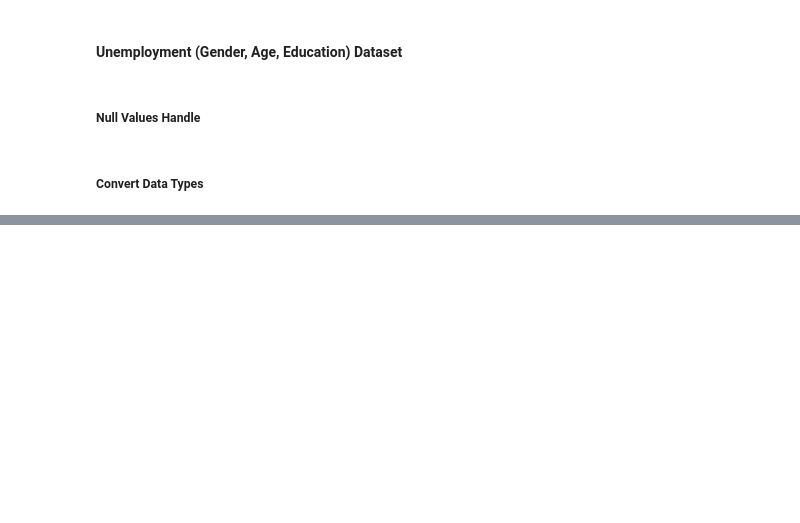
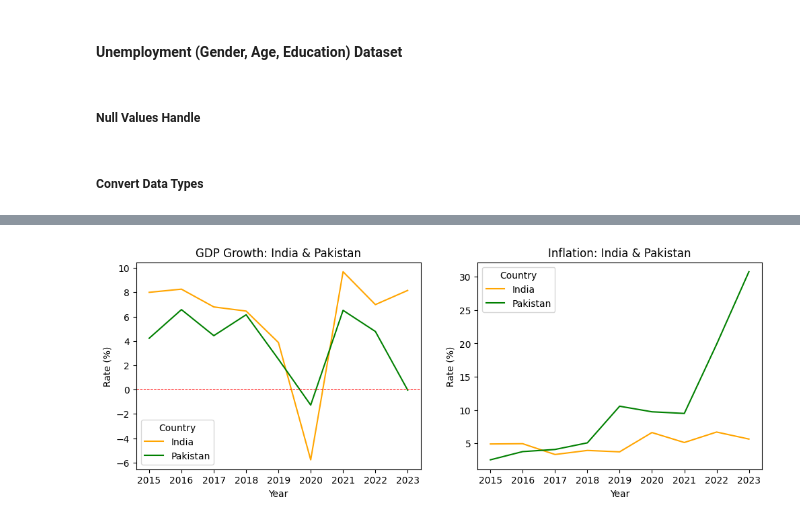
Before and after one commit to KaungSiThu-Sallius/Unemployment-Analysis-and-Prediction-in-India-Pakistan-and-Bangladesh, a Jupyter notebook: main.ipynb, the cells around one changed output, grey strips where cells are left out. Saved outputs shown, nothing was run; the diff lists cells and outputs as text; code cells hidden in the pictures; blank space fills up the shorter version.

```diff
--- a/main.ipynb
+++ b/main.ipynb
@@ -144,0 +168,7 @@ unemploy_sex_age_region_df['time'] =  pd.PeriodIndex(unemploy_sex_age_region_df[
+# %%
+custom_palette = {
+    'India': 'orange',
+    'Pakistan': 'green',
+}
+
+custome_order = ['India', 'Pakistan']
@@ -144,0 +210,19 @@ unemploy_sex_age_region_df['time'] =  pd.PeriodIndex(unemploy_sex_age_region_df[
+# %%
+fig, axes = plt.subplots(1,2,figsize=(12,4))
+
+sns.lineplot(data=gdp_df, x='year', y='rate', hue='country', palette=custom_palette, ax=axes[0])
+axes[0].legend(title='Country')
+axes[0].set_xlabel('Year')
+axes[0].set_ylabel('Rate (%)')
+axes[0].set_title('GDP Growth: India & Pakistan')
+axes[0].axhline(0, color='red', linestyle='--', linewidth=0.7)
+
+sns.lineplot(data=inflation_df, x='year', y='rate', hue='country', palette=custom_palette, ax=axes[1])
+axes[1].legend(title='Country')
+axes[1].set_xlabel('Year')
+axes[1].set_ylabel('Rate (%)')
+axes[1].set_title('Inflation: India & Pakistan')
+
+plt.show()
+# %% [output]
+[figure, added]
```
Also changed, not shown: parts of 11 cells of this notebook, 6 other files.
